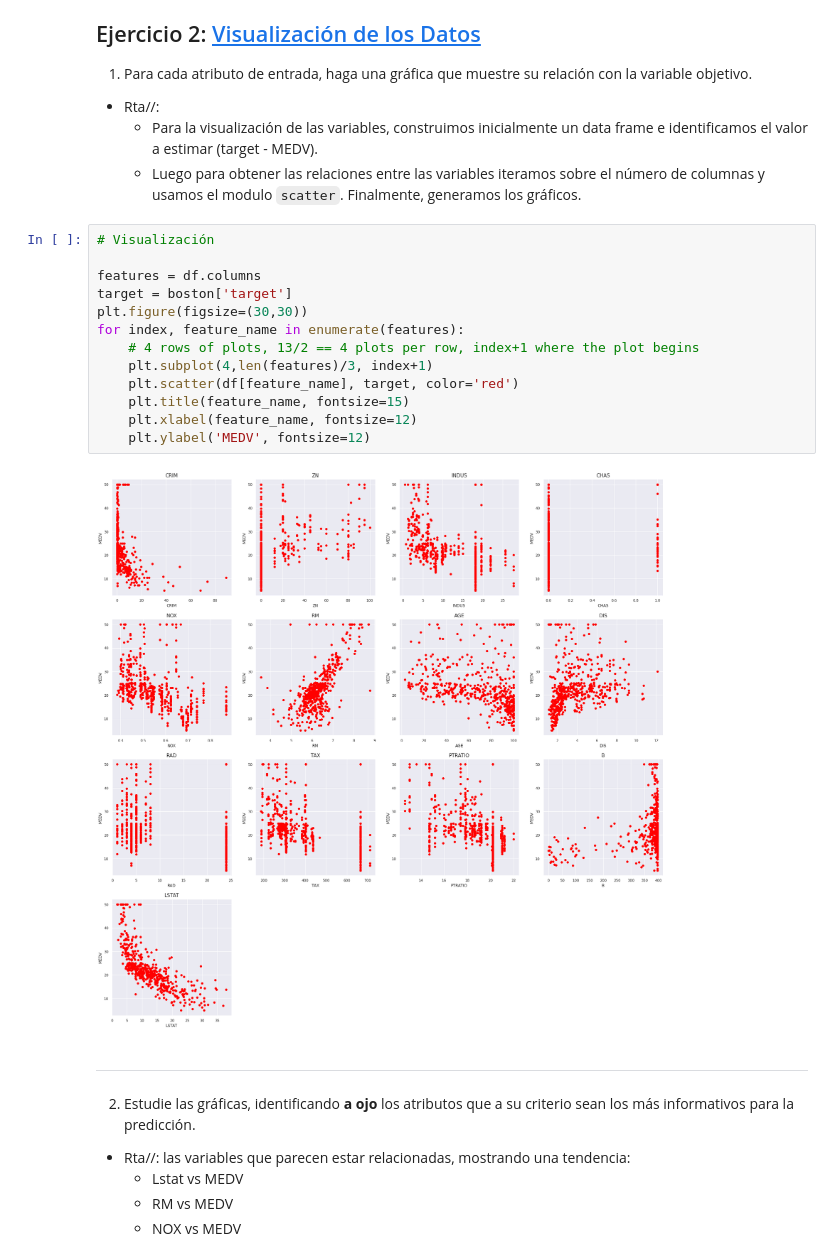
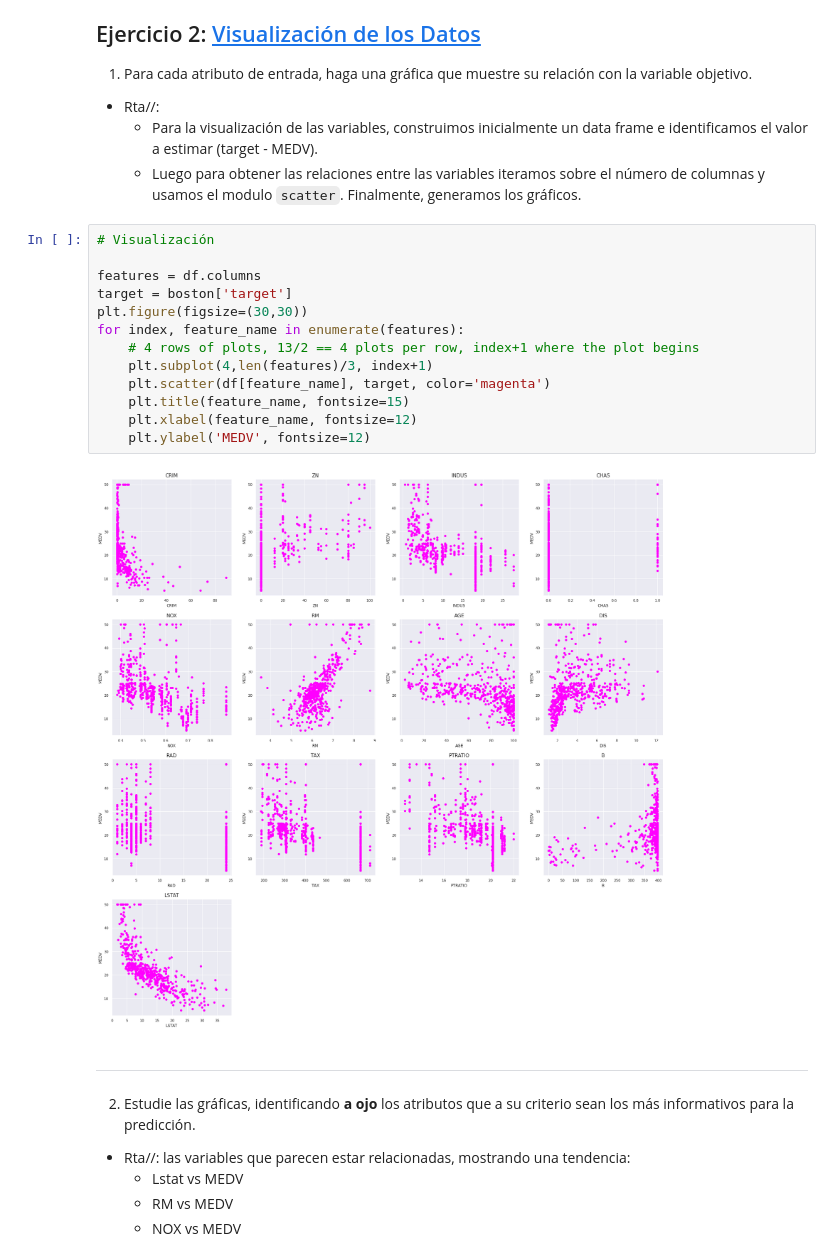
Before and after one commit to Grupo242022/Intro_AA, a Jupyter notebook: Rta_Lab1.ipynb, the cells around one changed output. Drawn from its saved outputs; the diff is of its cells as text.

```diff
--- a/Rta_Lab1.ipynb
+++ b/Rta_Lab1.ipynb
@@ -188,18 +188,18 @@ Ya que induce a la idea que esta población pueda ser peligrosa o significativa
 # %%
 # Visualización
 
 features = df.columns
 target = boston['target']
 plt.figure(figsize=(30,30))
 for index, feature_name in enumerate(features):
     # 4 rows of plots, 13/2 == 4 plots per row, index+1 where the plot begins
     plt.subplot(4,len(features)/3, index+1)
-    plt.scatter(df[feature_name], target, color='red')
+    plt.scatter(df[feature_name], target, color='magenta')
     plt.title(feature_name, fontsize=15)
     plt.xlabel(feature_name, fontsize=12)
     plt.ylabel('MEDV', fontsize=12)
 # %% [output]
-[figure, old version]
+[figure, new version]
 # %% [markdown]
 ---
 2. Estudie las gráficas, identificando **a ojo** los atributos que a su criterio sean los más informativos para la predicción.
```
Also changed, not shown: parts of 1 cell of this notebook.
